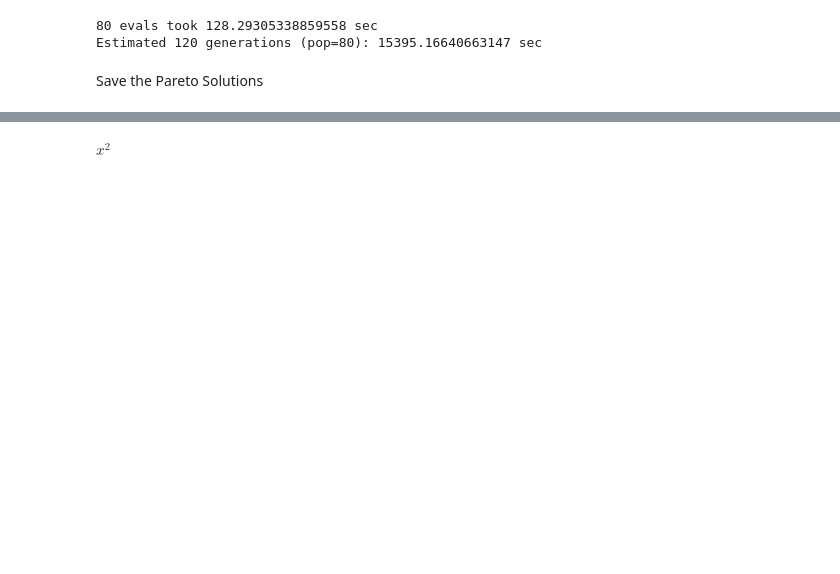
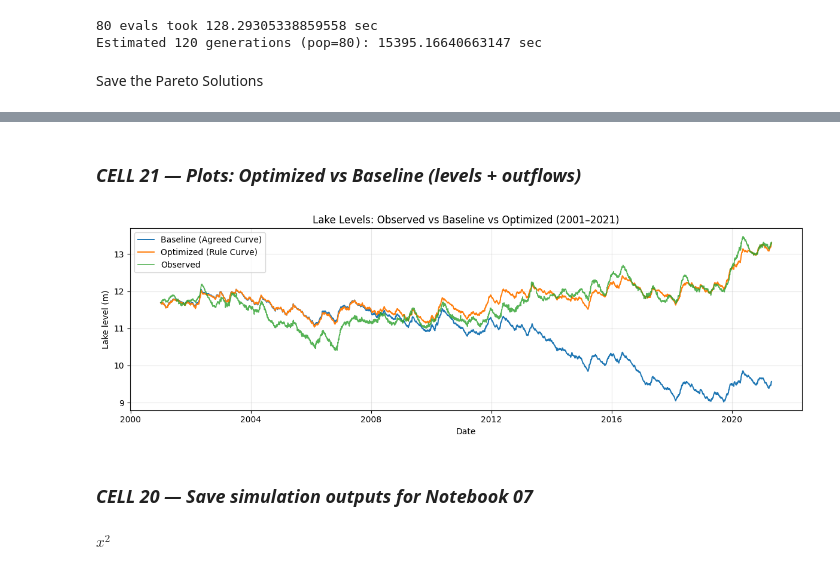
Before and after one commit to MoXaDe23/LakeVictoria_Optimization, a Jupyter notebook: notebooks/06_baseline_rulecurve.ipynb, the cells around one changed output, grey strips where cells are left out. Saved outputs shown, nothing was run; the diff lists cells and outputs as text; code cells hidden in the pictures; blank space fills up the shorter version.

```diff
--- a/notebooks/06_baseline_rulecurve.ipynb
+++ b/notebooks/06_baseline_rulecurve.ipynb
@@ -1084,0 +1093,12 @@ NameError: name 'res' is not defined
+# %%
+def select_best_compromise(df: pd.DataFrame) -> pd.Series:
+    cols = ["F_flood", "F_power", "F_smooth"]
+    Z = df[cols].copy()
+    Z = (Z - Z.min()) / (Z.max() - Z.min() + 1e-12)
+    score = Z.sum(axis=1)  # equal weights
+    return df.loc[score.idxmin()]
+
+best = select_best_compromise(sol)
+best_df = best.to_frame().T
+best_df.to_csv(TAB_DIR / "06_optimization_best_compromise.csv", index=False)
+best_df
@@ -1084,0 +1110,7 @@ NameError: name 'res' is not defined
+# %%
+q_knots_best = best[[f"Q_knot_{i+1}" for i in range(4)]].values.astype(float)
+q_opt = rulecurve_piecewise(core["level_obs_m"].values, q_knots_best)
+
+opt_df = simulate_with_forced_qout(params_best, hyp, core, q_opt)
+opt_df["qout_policy_m3s"] = q_opt
+opt_df.head()
@@ -1084,0 +1125,20 @@ NameError: name 'res' is not defined
+# %% [markdown]
+### *CELL 21 — Plots: Optimized vs Baseline (levels + outflows)*
+# %%
+# Levels
+fig, ax = plt.subplots(figsize=(12, 4))
+ax.plot(baseline.index, baseline["level_sim_m"], linewidth=1.4, label="Baseline (Agreed Curve)")
+ax.plot(opt_df.index, opt_df["level_sim_m"], linewidth=1.4, label="Optimized (Rule Curve)")
+ax.plot(core.index, core["level_obs_m"], linewidth=1.2, alpha=0.8, label="Observed")
+
+ax.set_title("Lake Levels: Observed vs Baseline vs Optimized (2001–2021)")
+ax.set_xlabel("Date")
+ax.set_ylabel("Lake level (m)")
+ax.grid(True, alpha=0.3)
+ax.legend()
+
+fig.tight_layout()
+fig.savefig(FIG_DIR / "06_optimized_vs_baseline_levels.png", dpi=200)
+plt.show()
+# %% [output]
+[figure, added]
@@ -1084,0 +1161,2 @@ NameError: name 'res' is not defined
+# %% [markdown]
+### *CELL 20 — Save simulation outputs for Notebook 07*
```
Also changed, not shown: parts of 13 cells of this notebook, 4 other files.
